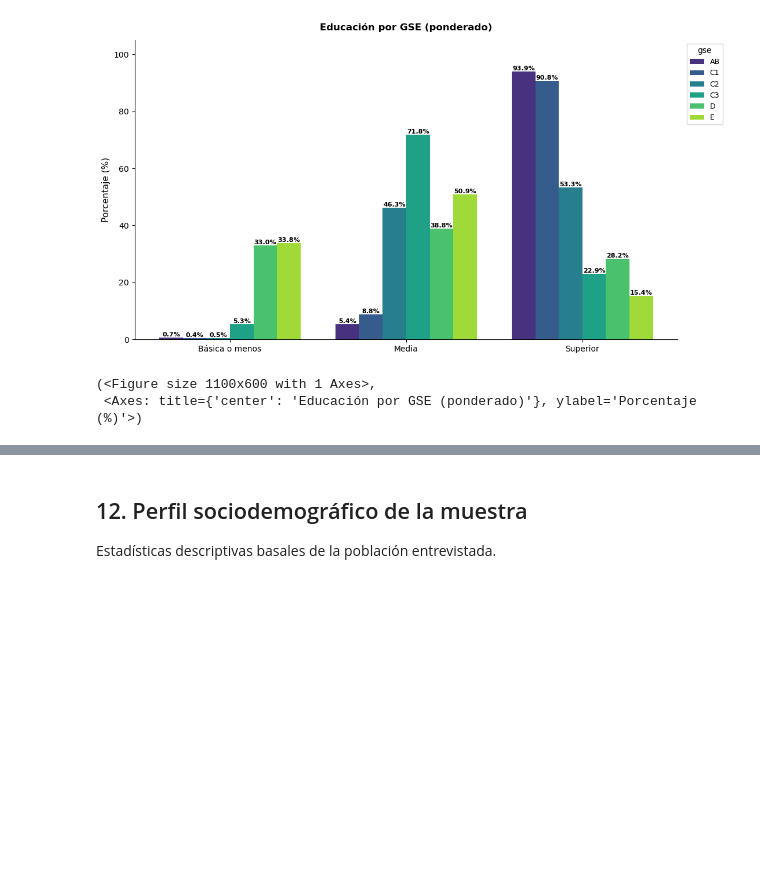
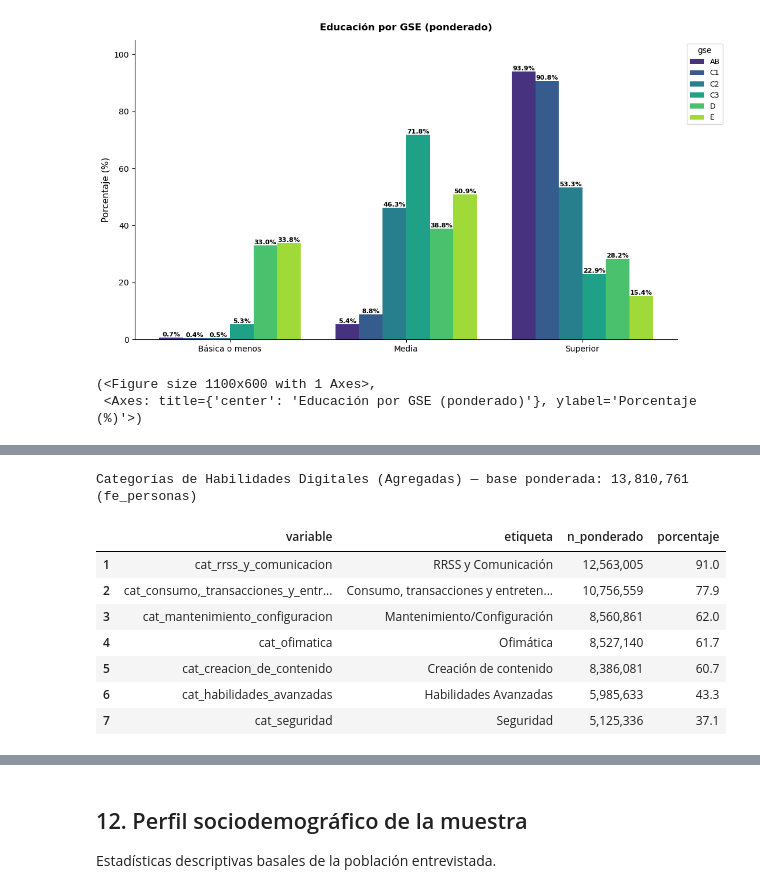
Before and after one commit to tomasleale/eaui_subtel, a Jupyter notebook: eaui2026_v2.ipynb, the cells around one changed output, grey strips where cells are left out. Drawn from its saved outputs; the diff is of its cells as text; code cells hidden in the pictures; blank space fills up the shorter version.

```diff
--- a/eaui2026_v2.ipynb
+++ b/eaui2026_v2.ipynb
@@ -123,7 +123,7 @@ diccionario[
 | 6 | A10 | A10.- Pensando en el jefe de hoga... |
 # %%
 # Ver categorías codificadas de una variable
-variable = 'Q8_1'
+variable = 'Q13'
 labels = meta.variable_value_labels.get(variable, {})
 if labels:
     for k, v in labels.items(): print(f'  {k} -> {v}')
@@ -1049,0 +964,44 @@ crear_grafico_interactivo(df, variable='sexo', cruce='acceso_internet_hogar', ti
+# %%
+# ── Categorización de Habilidades Digitales (Q8) ──────────────────
+
+# 1. Definimos el mapeo de categorías según el propósito de la tarea
+categorizacion_habilidades = {
+    'RRSS y Comunicación': ['Q8_12', 'Q8_13', 'Q8_15', 'Q8_16'],
+    'Ofimática': ['Q8_1', 'Q8_2', 'Q8_3'],
+    'Mantenimiento/Configuración': ['Q8_4', 'Q8_5', 'Q8_6'],
+    'Creación de contenido': ['Q8_14', 'Q8_9'],
+    'Seguridad': ['Q8_7'],
+    'Habilidades Avanzadas': ['Q8_8', 'Q8_18'],
+    'Consumo, transacciones y entretenimiento':  ['Q8_10', 'Q8_17', 'Q8_11']
+}
+
+# 2. Creamos las nuevas variables agregadas en el DataFrame
+# Una persona tendrá un '1' en la categoría si posee al menos UNA de las habilidades del grupo.
+cat_cols = []
+for cat, cols in categorizacion_habilidades.items():
+    # Generar nombre de columna técnico (ej: cat_habilidades_de_comunicacion)
+    col_name = 'cat_' + cat.lower().replace(' ', '_').replace('/', '_').replace('ó', 'o').replace('á', 'a').replace('é', 'e')
+
+    # Creamos la variable binaria (0 o 1)
+    df[col_name] = df[cols].any(axis=1).astype(float)
+
+    # Registramos la etiqueta limpia para que las tablas se vean bien
+    etiquetas_limpias[col_name] = cat
+    cat_cols.append(col_name)
+
+# 3. Registramos este nuevo grupo en tu diccionario GRUPOS_RM
+# Esto permite usar la función analizar_rm() que ya tienes definida.
+GRUPOS_RM['Q8_CAT'] = ('Categorías de Habilidades Digitales (Agregadas)', cat_cols)
+
+# 4. Ejecutamos el análisis ponderado por personas
+analizar_rm('Q8_CAT', factor='fe_personas')
+# %% [output]
+Categorías de Habilidades Digitales (Agregadas) — base ponderada: 13,810,761 (fe_personas)
+|  | variable | etiqueta | n_ponderado | porcentaje |
+| 1 | cat_rrss_y_comunicacion | RRSS y Comunicación | 12,563,005 | 91.0 |
+| 2 | cat_consumo,_transacciones_y_entr... | Consumo, transacciones y entreten... | 10,756,559 | 77.9 |
+| 3 | cat_mantenimiento_configuracion | Mantenimiento/Configuración | 8,560,861 | 62.0 |
+| 4 | cat_ofimatica | Ofimática | 8,527,140 | 61.7 |
+| 5 | cat_creacion_de_contenido | Creación de contenido | 8,386,081 | 60.7 |
+| 6 | cat_habilidades_avanzadas | Habilidades Avanzadas | 5,985,633 | 43.3 |
+| 7 | cat_seguridad | Seguridad | 5,125,336 | 37.1 |
```
Also changed, not shown: parts of 10 cells of this notebook.
